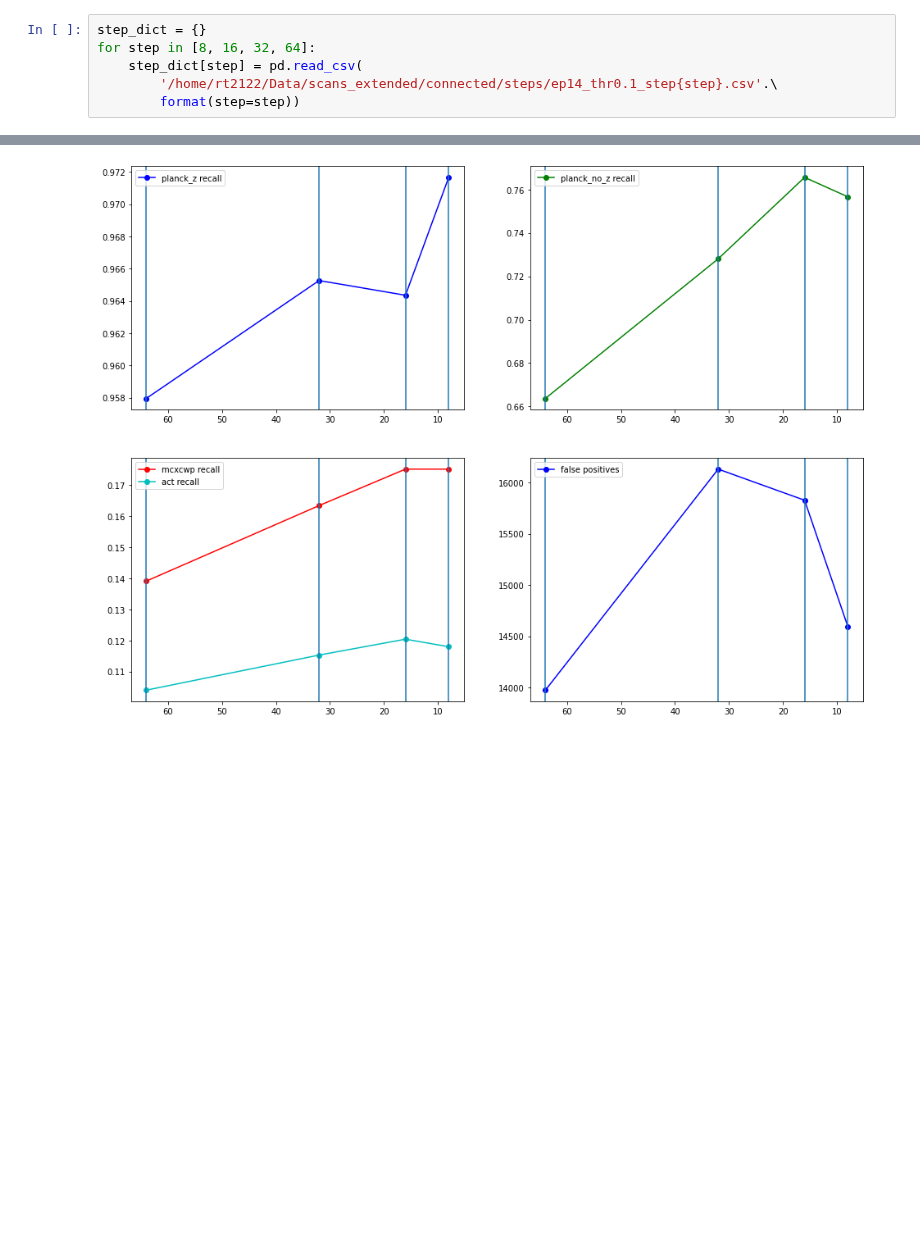
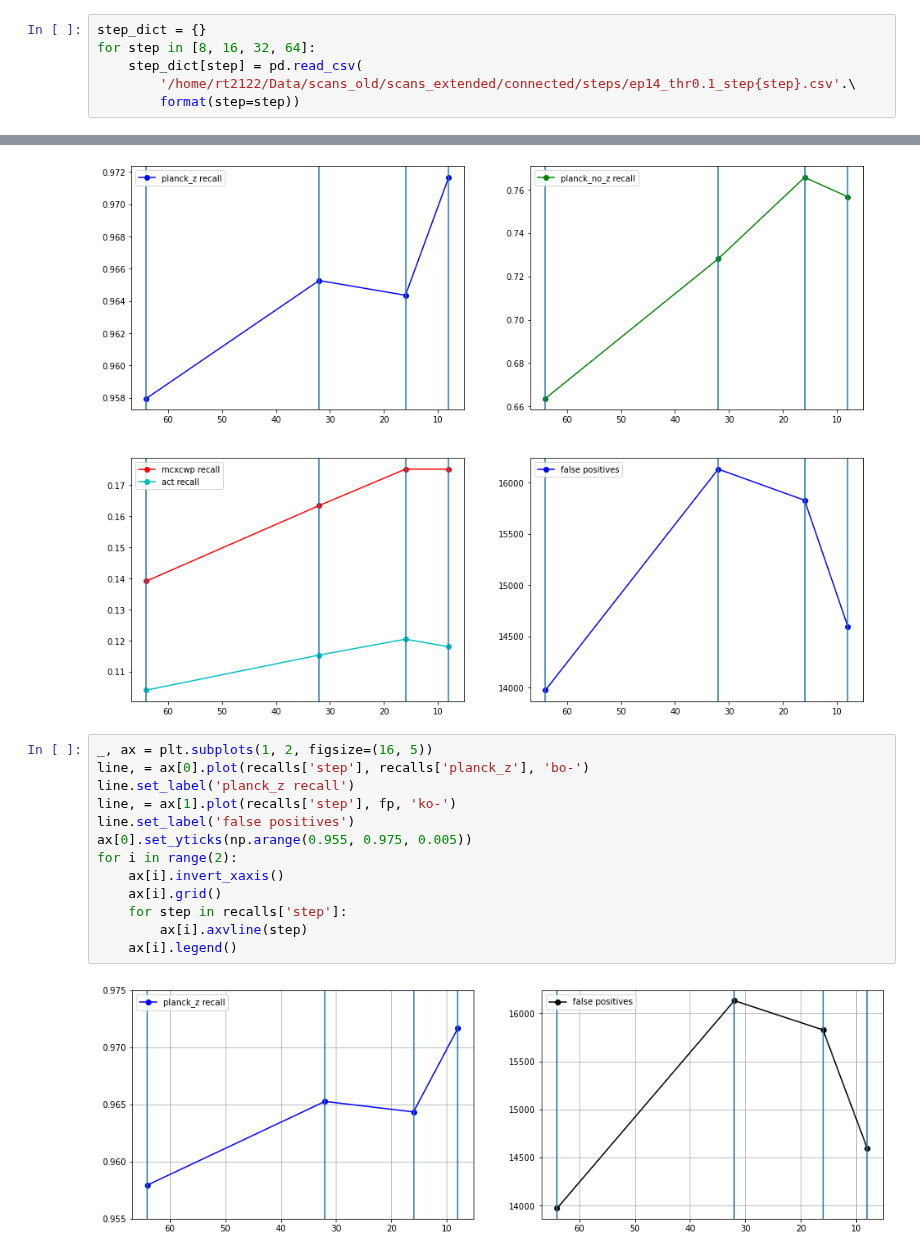
Before and after one commit to rt2122/data-segmentation-2, a Jupyter notebook: Planck_Unet_Act/presentation_table_steps.ipynb, the cells around one changed output, grey strips where cells are left out. Drawn from its saved outputs; the diff is of its cells as text; blank space fills up the shorter version.

```diff
--- a/Planck_Unet_Act/presentation_table_steps.ipynb
+++ b/Planck_Unet_Act/presentation_table_steps.ipynb
@@ -34,7 +34,7 @@ See the caveats in the documentation: https://pandas.pydata.org/pandas-docs/stab
 step_dict = {}
 for step in [8, 16, 32, 64]:
     step_dict[step] = pd.read_csv(
-        '/home/rt2122/Data/scans_extended/connected/steps/ep14_thr0.1_step{step}.csv'.\
+        '/home/rt2122/Data/scans_old/scans_extended/connected/steps/ep14_thr0.1_step{step}.csv'.\
         format(step=step))
 # %%
 set(step_dict[16]['status'])
@@ -97,3 +97,18 @@ for i in range(2):
         ax[i][j].legend()
 # %% [output]
 [figure]
+# %%
+_, ax = plt.subplots(1, 2, figsize=(16, 5))
+line, = ax[0].plot(recalls['step'], recalls['planck_z'], 'bo-')
+line.set_label('planck_z recall')
+line, = ax[1].plot(recalls['step'], fp, 'ko-')
+line.set_label('false positives')
+ax[0].set_yticks(np.arange(0.955, 0.975, 0.005))
+for i in range(2):
+    ax[i].invert_xaxis()
+    ax[i].grid()
+    for step in recalls['step']:
+        ax[i].axvline(step)
+    ax[i].legend()
+# %% [output]
+[figure, added]
```
Also changed, not shown: 2 other files.
